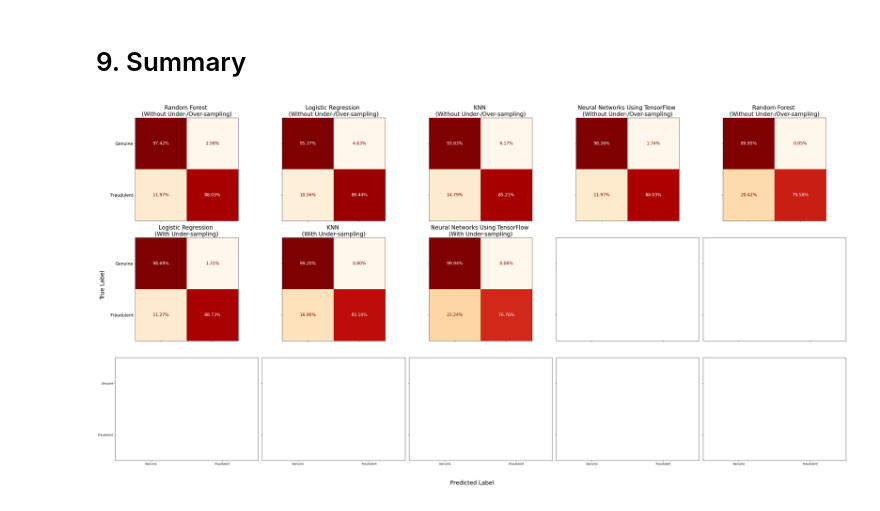
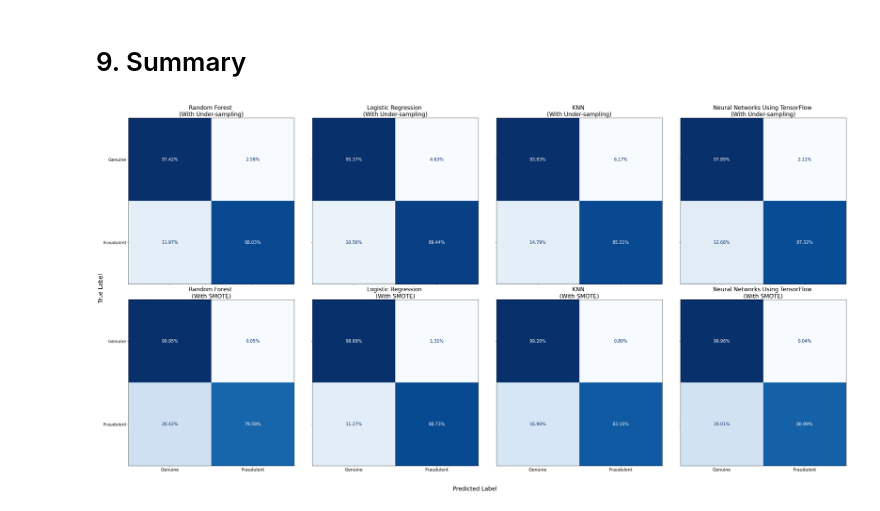
Before and after one commit to zeynepersen/credit-card-fraud-detection, a Jupyter notebook: credit_card_fraud_detection.ipynb, the cells around one changed output. Drawn from its saved outputs; the diff is of its cells as text; code cells hidden in the pictures.

```diff
--- a/credit_card_fraud_detection.ipynb
+++ b/credit_card_fraud_detection.ipynb
@@ -516,17 +513,17 @@ tf_under_scores.head()
 # %% [markdown]
 ## 7.7 Performance Comparison
 # %%
-fig, axes = plt.subplots(1, 5, figsize=(32, 6), sharex=True, sharey=True)
+fig, axes = plt.subplots(1, 4, figsize=(32, 6), sharex=True, sharey=True)
 
 under_predictions_list = [rf_under_pred, lr_under_pred, knn_under_pred, tf_under_pred]
 models = ['Random Forest', 'Logistic Regression', 'KNN', 'Neural Networks Using TensorFlow']
-techniques = ['With Random Under-sampling'] * 5
+techniques = ['With Random Under-sampling'] * 4
 
 axes = axes.flatten()
 
 for i, predictions in enumerate(under_predictions_list):
     ax = axes[i]
-    cm_display = ConfusionMatrixDisplay.from_predictions(y_test, predictions, ax=ax, display_labels=display_labels, cmap='OrRd', colorbar=False, normalize='true', values_format='.2%', text_kw={"fontsize":15})
+    cm_display = ConfusionMatrixDisplay.from_predictions(y_test, predictions, ax=ax, display_labels=display_labels, cmap='Blues', colorbar=False, normalize='true', values_format='.2%', text_kw={"fontsize":15})
 
     title = f'{models[i]} \n({techniques[i]})'
     cm_display.ax_.set_title(f'{title}', fontsize=20)
@@ -802,17 +799,17 @@ tf_smote_scores = pd.DataFrame(data=[(tf_smote_recall, tf_smote_precision, tf_sm
 # %% [markdown]
 ## 8.6 Performance Comparison
 # %%
-fig, axes = plt.subplots(1, 5, figsize=(32, 6), sharex=True, sharey=True)
+fig, axes = plt.subplots(1, 4, figsize=(32, 6), sharex=True, sharey=True)
 
 smote_predictions_list = [rf_smote_pred, lr_smote_pred, knn_smote_pred, tf_smote_pred]
 models = ['Random Forest', 'Logistic Regression', 'KNN', 'Neural Networks Using TensorFlow']
-techniques = ['With SMOTE'] * 5
+techniques = ['With SMOTE'] * 4
 
 axes = axes.flatten()
 
 for i, predictions in enumerate(smote_predictions_list):
     ax = axes[i]
-    cm_display = ConfusionMatrixDisplay.from_predictions(y_test, predictions, ax=ax, display_labels=display_labels, cmap='OrRd', colorbar=False, normalize='true', values_format='.2%', text_kw={"fontsize":15})
+    cm_display = ConfusionMatrixDisplay.from_predictions(y_test, predictions, ax=ax, display_labels=display_labels, cmap='Blues', colorbar=False, normalize='true', values_format='.2%', text_kw={"fontsize":15})
 
     title = f'{models[i]} \n({techniques[i]})'
     cm_display.ax_.set_title(f'{title}', fontsize=20)
@@ -848,34 +845,34 @@ prediction_smote.head()
 # %% [markdown]
 # 9. Summary
 # %%
-fig, axes = plt.subplots(3, 5, figsize=(37, 18), sharex=True, sharey=True)
+fig, axes = plt.subplots(2, 4, figsize=(37, 18), sharex=True, sharey=True)
 
 predictions_summary_list = [ rf_under_pred, lr_under_pred, knn_under_pred, tf_under_pred, rf_smote_pred, lr_smote_pred, knn_smote_pred, tf_smote_pred]
-models = ['Random Forest', 'Logistic Regression', 'KNN', 'Neural Networks Using TensorFlow'] * 3
-techniques = ['Without Under-/Over-sampling'] * 5 + ['With Under-sampling'] * 5 + ['With SMOTE'] * 5
+models = ['Random Forest', 'Logistic Regression', 'KNN', 'Neural Networks Using TensorFlow'] * 2
+techniques = ['With Under-sampling'] * 4 + ['With SMOTE'] * 5
 
 axes = axes.flatten()
 
 for i, predictions in enumerate(predictions_summary_list):
     ax = axes[i]
-    cm_display = ConfusionMatrixDisplay.from_predictions(y_test, predictions, ax=ax, display_labels=display_labels, cmap='OrRd', colorbar=False, normalize='true', values_format='.2%', text_kw={"fontsize":15})
+    cm_display = ConfusionMatrixDisplay.from_predictions(y_test, predictions, ax=ax, display_labels=display_labels, cmap='Blues', colorbar=False, normalize='true', values_format='.2%', text_kw={"fontsize":15})
 
     title = f'{models[i]} \n({techniques[i]})'
     cm_display.ax_.set_title(f'{title}', fontsize=20)
 
     axes[i].set_xlabel('')
     axes[i].set_ylabel('')
 
     axes[i].set_xticklabels(display_labels, fontsize=15)
     axes[i].set_yticklabels(display_labels, fontsize=15)
 
 fig.text(0.5, -0.04, 'Predicted Label', ha='center', va='center', fontsize=20)
 fig.text(0.01, 0.5, 'True Label', ha='center', va='center', rotation='vertical', fontsize=20)
 
 plt.tight_layout()
 plt.show()
 # %% [output]
-[figure, old version]
+[figure, new version]
 # %%
 # Compare the metrics
 prediction_summary = pd.concat([ prediction_under, prediction_smote], ignore_index=False)
```
Also changed, not shown: parts of 23 cells of this notebook.
